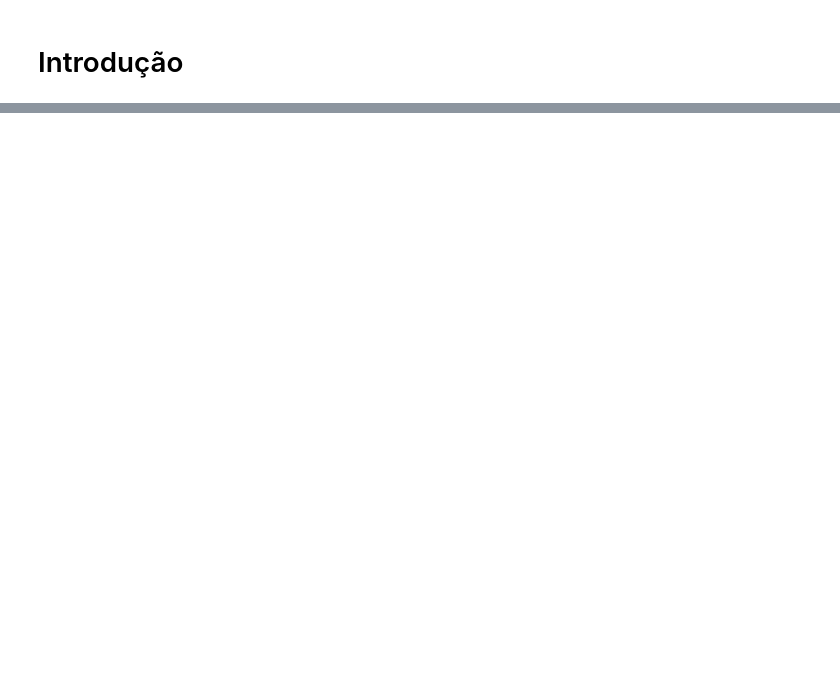
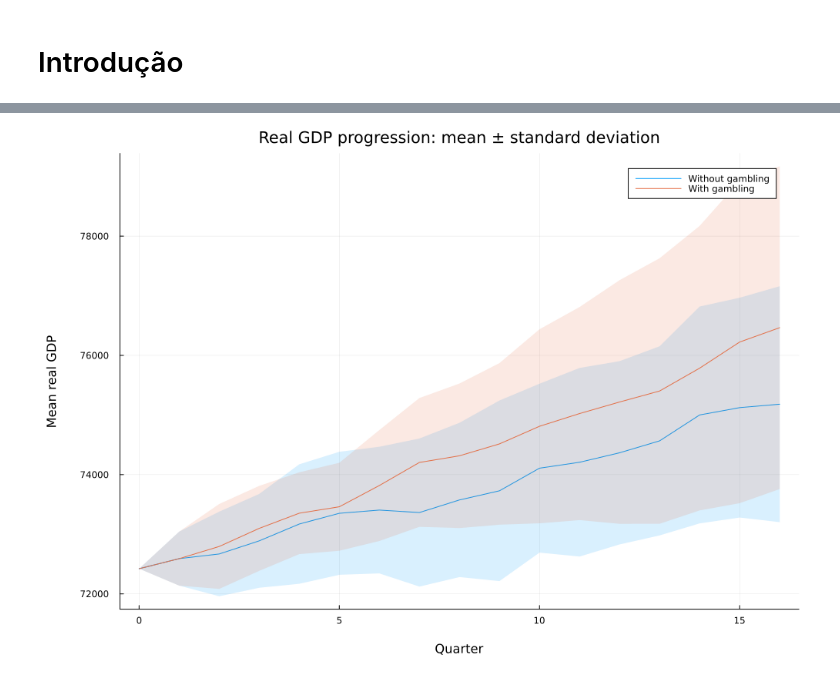
Before and after one commit to danielbandrade/BeforeIT-dba, a Jupyter notebook: dba-studies/gambling-market/exploracao-beforeIT-pt4.ipynb, the cells around one changed output, grey strips where cells are left out. Drawn from its saved outputs; the diff is of its cells as text; code cells hidden in the pictures; blank space fills up the shorter version.

```diff
--- a/dba-studies/gambling-market/exploracao-beforeIT-pt4.ipynb
+++ b/dba-studies/gambling-market/exploracao-beforeIT-pt4.ipynb
@@ -710,0 +183,42 @@ Esses resultados devem ser apresentados como evidência exploratória de 20 pare
+# %%
+gdp_path = first(path for path in (
+    joinpath(pwd(), "data", "paired-gdp-paths.csv"),
+    joinpath(pwd(), "dba-studies", "gambling-market", "data", "paired-gdp-paths.csv"),
+) if isfile(path))
+
+gdp_paths = CSV.read(gdp_path, DataFrame)
+@assert nrow(gdp_paths) == 20 * 2 * 17
+
+gdp_progression = combine(
+    groupby(gdp_paths, [:scenario, :period]),
+    :real_gdp => mean => :mean_real_gdp,
+    :real_gdp => std => :std_real_gdp,
+)
+sort!(gdp_progression, [:scenario, :period])
+
+baseline_gdp = filter(:scenario => ==("baseline"), gdp_progression)
+gambling_gdp = filter(:scenario => ==("gambling"), gdp_progression)
+
+plot(
+    baseline_gdp.period,
+    baseline_gdp.mean_real_gdp;
+    ribbon = baseline_gdp.std_real_gdp,
+    fillalpha = 0.15,
+    label = "Without gambling",
+    xlabel = "\nQuarter",
+    ylabel = "Mean real GDP\n",
+    title = "Real GDP progression: mean ± standard deviation",
+    bottom_margin = 5Plots.mm,
+    left_margin = 5Plots.mm,
+    size = (1000,700)
+)
+
+plot!(
+    gambling_gdp.period,
+    gambling_gdp.mean_real_gdp;
+    ribbon = gambling_gdp.std_real_gdp,
+    fillalpha = 0.15,
+    label = "With gambling",
+)
+# %% [output]
+[figure, added]
```
Also changed, not shown: parts of 47 cells of this notebook, 19 other files.
